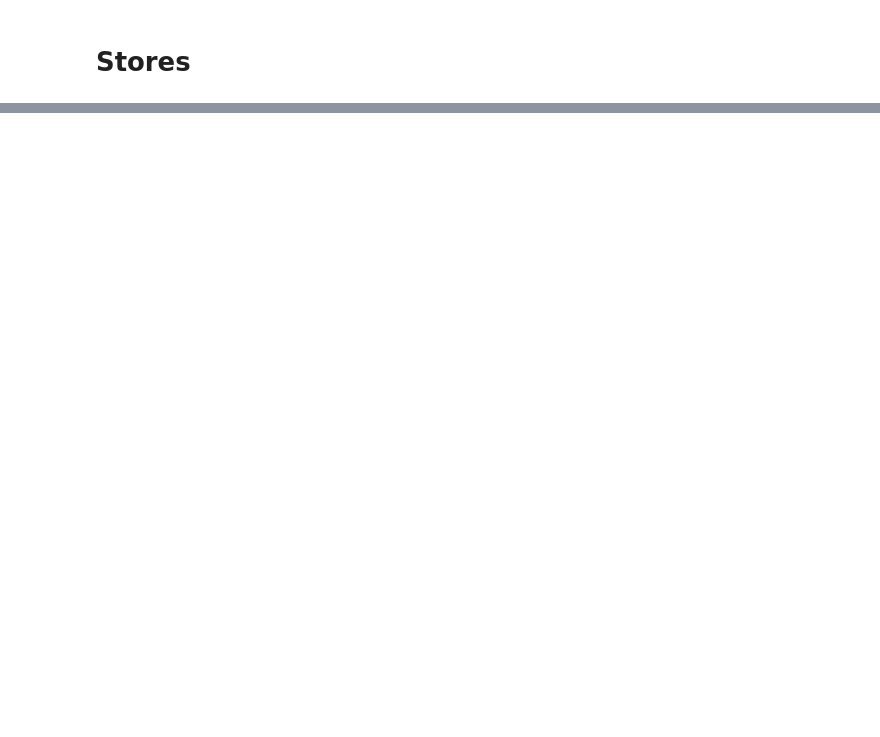
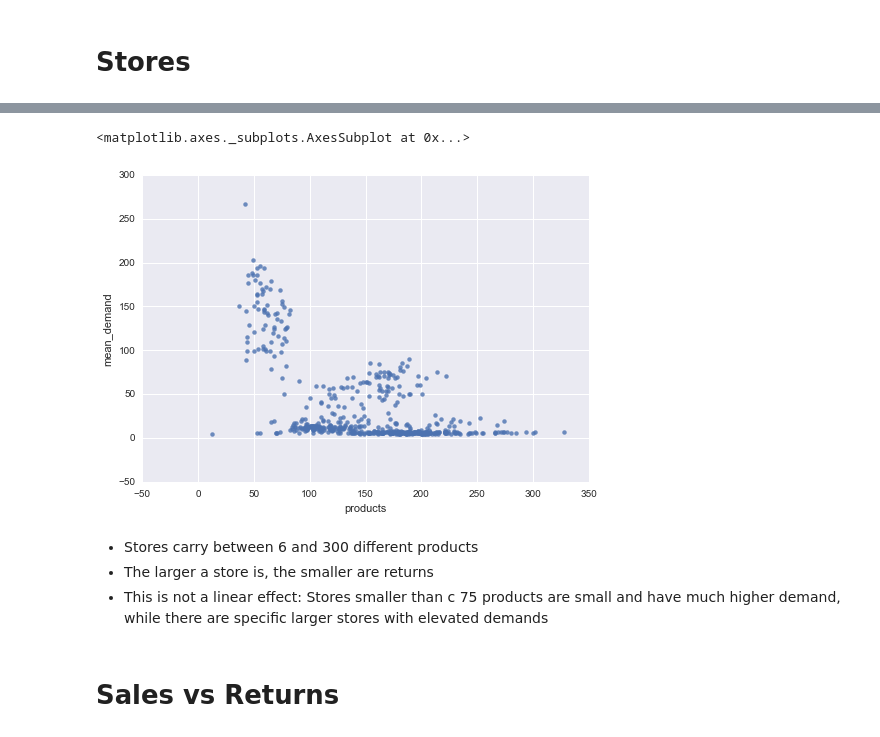
Before and after one commit to phildeutsch/kaggle-bimbo, a Jupyter notebook: explore/test_drivers.ipynb, the cells around one changed output, grey strips where cells are left out. Cells and saved outputs as stored; diff of their text form; code cells hidden in the pictures; blank space fills up the shorter version.

```diff
--- a/explore/test_drivers.ipynb
+++ b/explore/test_drivers.ipynb
@@ -54,0 +85,11 @@ print(bystore.describe())
+# %%
+sns.regplot(x='products', y='mean_demand', data=bystore.query('mean_demand<1000'), fit_reg=False)
+# %% [output]
+<matplotlib.axes._subplots.AxesSubplot at 0x...>
+[figure, added]
+# %% [markdown]
+* Stores carry between 6 and 300 different products
+* The larger a store is, the smaller are returns
+* This is not a linear effect: Stores smaller than c 75 products are small and have much higher demand, while there are specific larger stores with elevated demands
+# %% [markdown]
+# Sales vs Returns
```
Also changed, not shown: parts of 10 cells of this notebook, 2 other files.
